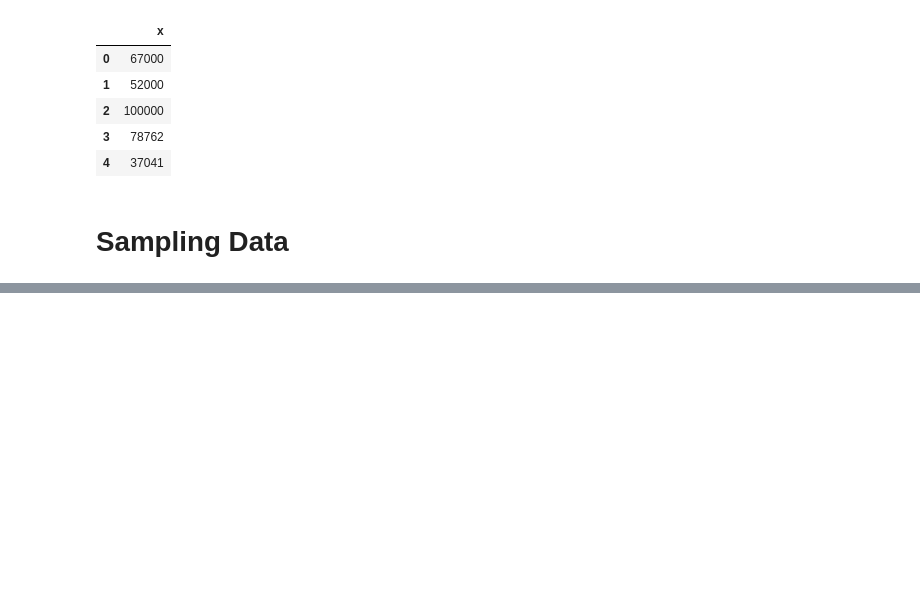
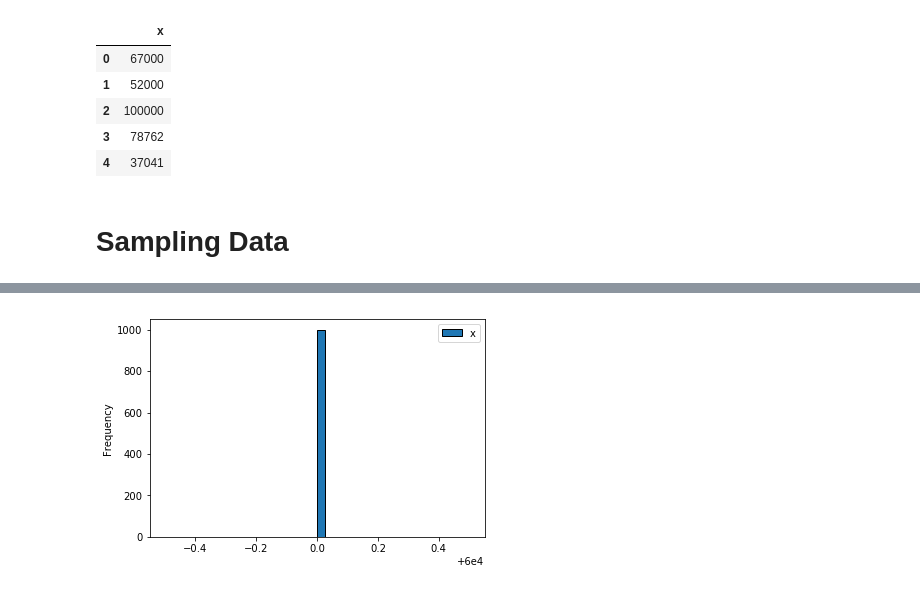
Before and after one commit to ronsims2/data_science_tutorials, a Jupyter notebook: notebooks/Sampling Distribution.ipynb, the cells around one changed output, grey strips where cells are left out. Saved outputs shown, nothing was run; the diff lists cells and outputs as text; code cells hidden in the pictures; blank space fills up the shorter version.

```diff
--- a/notebooks/Sampling Distribution.ipynb
+++ b/notebooks/Sampling Distribution.ipynb
@@ -57,0 +76,18 @@ loan_income_mean_of_20_df.plot(kind='hist', edgecolor='black', bins=40);
+# %%
+# Using Skikitlearn
+# Right now this doesn't work
+from sklearn.utils import resample
+
+def bootstrapify2(df, size, r):
+    results = []
+    for i in range(r):
+        loan_sample = pd.DataFrame(resample(df.x, replace=True, n_samples=size, random_state=1)).median()
+        results.append(loan_sample)
+
+    return pd.DataFrame(results)
+
+
+loan_bootstrap_2_df = bootstrapify2(loan_income_df, 1000, 1000)
+loan_bootstrap_2_df.plot(kind='hist', bins=40, edgecolor='black');
+# %% [output]
+[figure, added]
```
Also changed, not shown: parts of 15 cells of this notebook, 1 other file.
